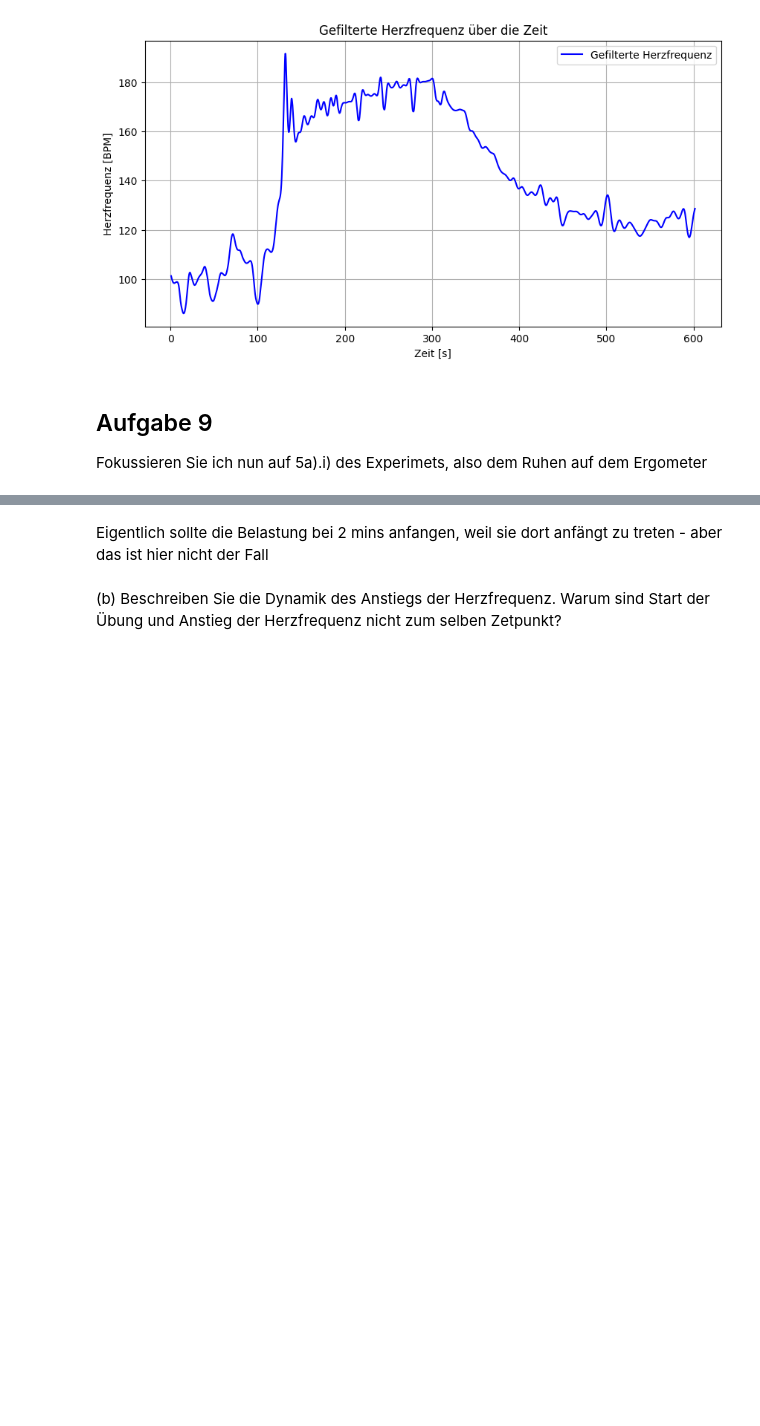
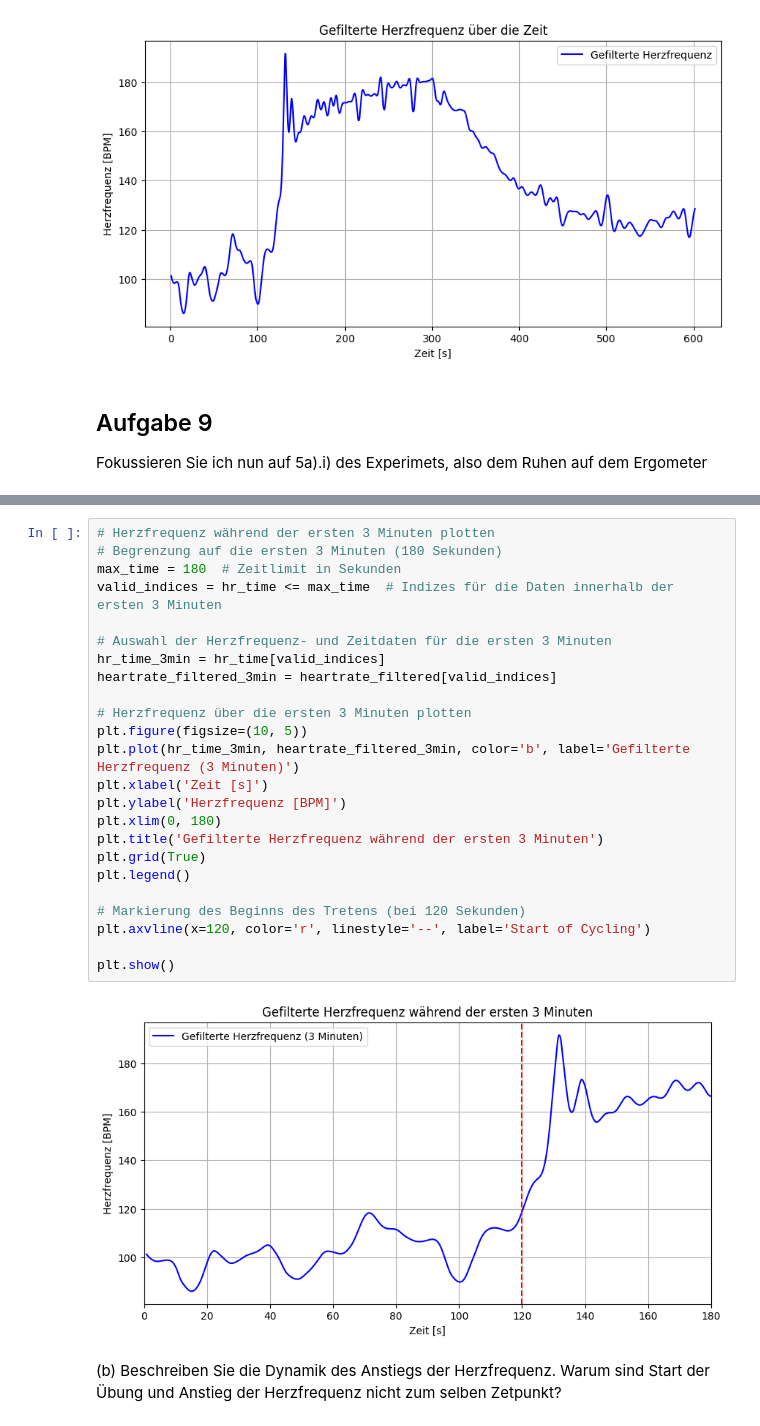
Before and after one commit to raniaxshehata/Biosignal_Praktikum_2, a Jupyter notebook: MainCode2_bearbeitetRS.ipynb, the cells around one changed output, grey strips where cells are left out. Saved outputs shown, nothing was run; the diff lists cells and outputs as text; blank space fills up the shorter version.

```diff
--- a/MainCode2_bearbeitetRS.ipynb
+++ b/MainCode2_bearbeitetRS.ipynb
@@ -1022,5 +962,29 @@ Belastungsbeginn: 17416.0 ms
-# %% [markdown]
-Eigentlich sollte die Belastung bei 2 mins anfangen, weil sie dort anfängt zu treten - aber das ist hier nicht der Fall
+# %%
+# Herzfrequenz während der ersten 3 Minuten plotten
+# Begrenzung auf die ersten 3 Minuten (180 Sekunden)
+max_time = 180  # Zeitlimit in Sekunden
+valid_indices = hr_time <= max_time  # Indizes für die Daten innerhalb der ersten 3 Minuten
+
+# Auswahl der Herzfrequenz- und Zeitdaten für die ersten 3 Minuten
+hr_time_3min = hr_time[valid_indices]
+heartrate_filtered_3min = heartrate_filtered[valid_indices]
+
+# Herzfrequenz über die ersten 3 Minuten plotten
+plt.figure(figsize=(10, 5))
+plt.plot(hr_time_3min, heartrate_filtered_3min, color='b', label='Gefilterte Herzfrequenz (3 Minuten)')
+plt.xlabel('Zeit [s]')
+plt.ylabel('Herzfrequenz [BPM]')
+plt.xlim(0, 180)
+plt.title('Gefilterte Herzfrequenz während der ersten 3 Minuten')
+plt.grid(True)
+plt.legend()
+
+# Markierung des Beginns des Tretens (bei 120 Sekunden)
+plt.axvline(x=120, color='r', linestyle='--', label='Start of Cycling')
+
+plt.show()
+# %% [output]
+[figure, added]
 # %% [markdown]
 (b) Beschreiben Sie die Dynamik des Anstiegs der Herzfrequenz. Warum sind Start der Übung und Anstieg der Herzfrequenz nicht zum selben Zetpunkt?
 # %% [markdown]
```
Also changed, not shown: parts of 9 cells of this notebook.
